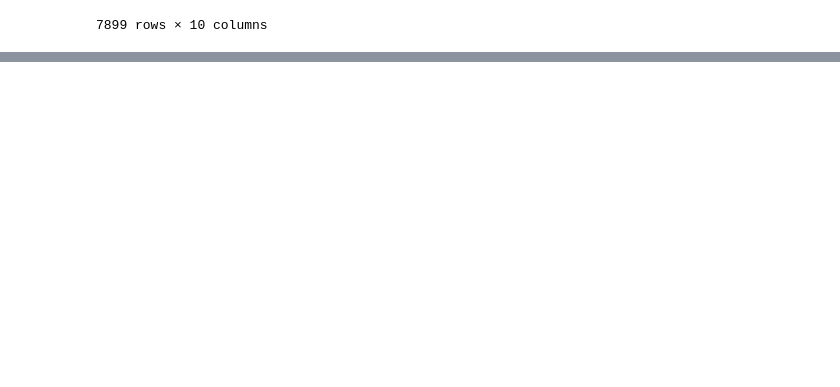
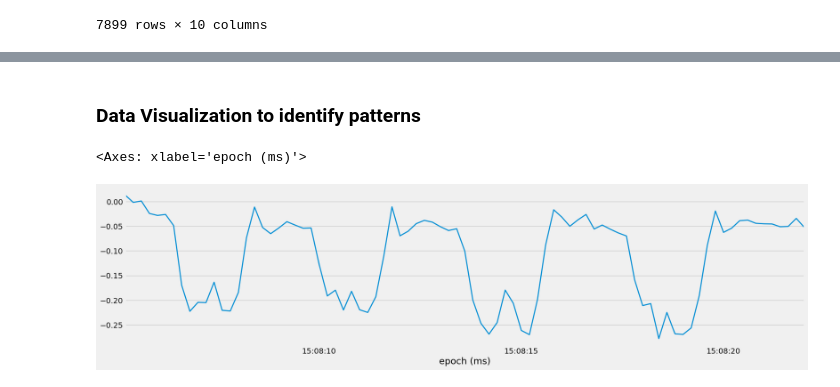
Before and after one commit to richikraj30/Fitness-tracker-ML, a Jupyter notebook: notebooks/counting_repetitions.ipynb, the cells around one changed output, grey strips where cells are left out. Cells and saved outputs as stored; diff of their text form; code cells hidden in the pictures; blank space fills up the shorter version.

```diff
--- a/notebooks/counting_repetitions.ipynb
+++ b/notebooks/counting_repetitions.ipynb
@@ -38,3 +38,8 @@ df
 | 2019-01-20 17:33:27.600 | -0.038667 | -1.025667 | -0.044667 | -0.2318 | 0.2562 | 1.1220 | E | row | medium | 90 |
 | 2019-01-20 17:33:27.800 | -0.044000 | -1.034000 | -0.059000 | 1.0980 | -4.0240 | 0.9760 | E | row | medium | 90 |
 7899 rows × 10 columns
+# %%
+acc_r = df["acc_x"]**2 + df["acc_y"]**2 + df["acc_z"]**2
+gyro_r = df["gyro_x"]**2 + df["gyro_y"]**2 + df["gyro_z"]**2
+df["acc_r"] = np.sqrt(acc_r)
+df["gyro_r"] = np.sqrt(gyro_r)
@@ -40,0 +62,6 @@ df
+# %%
+bench_df = df[df["label"] == "bench"]
+squat_df = df[df["label"] == "squat"]
+row_df = df[df["label"] == "row"]
+ohp_df = df[df["label"] == "ohp"]
+dead_df = df[df["label"] == "dead"]
@@ -40,0 +85,8 @@ df
+# %% [markdown]
+### Data Visualization to identify patterns
+# %%
+plot_df = bench_df
+plot_df[plot_df["set"] == plot_df["set"].unique()[0]]["acc_x"].plot()
+# %% [output]
+<Axes: xlabel='epoch (ms)'>
+[figure, added]
```
Also changed, not shown: parts of 15 cells of this notebook.
